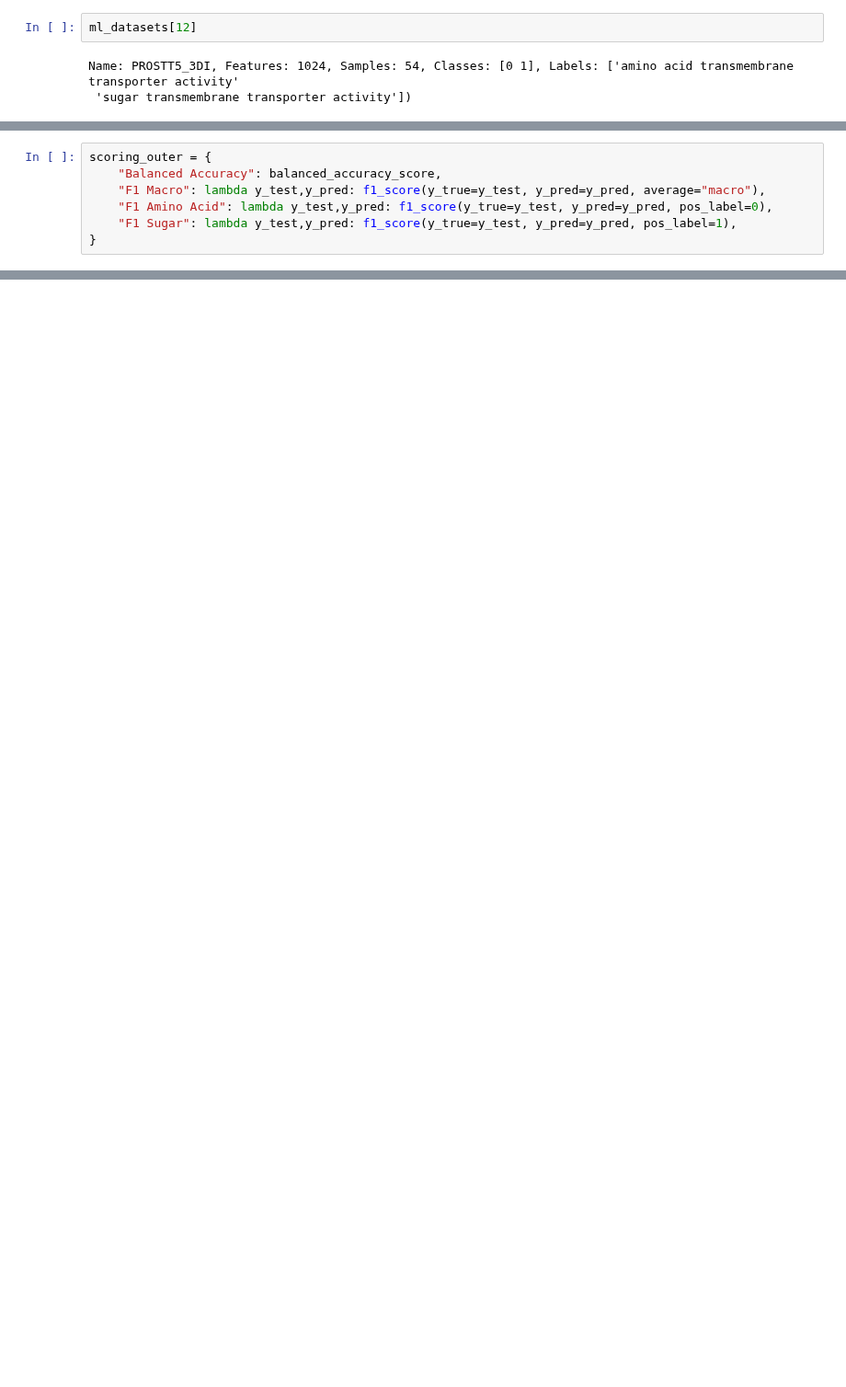
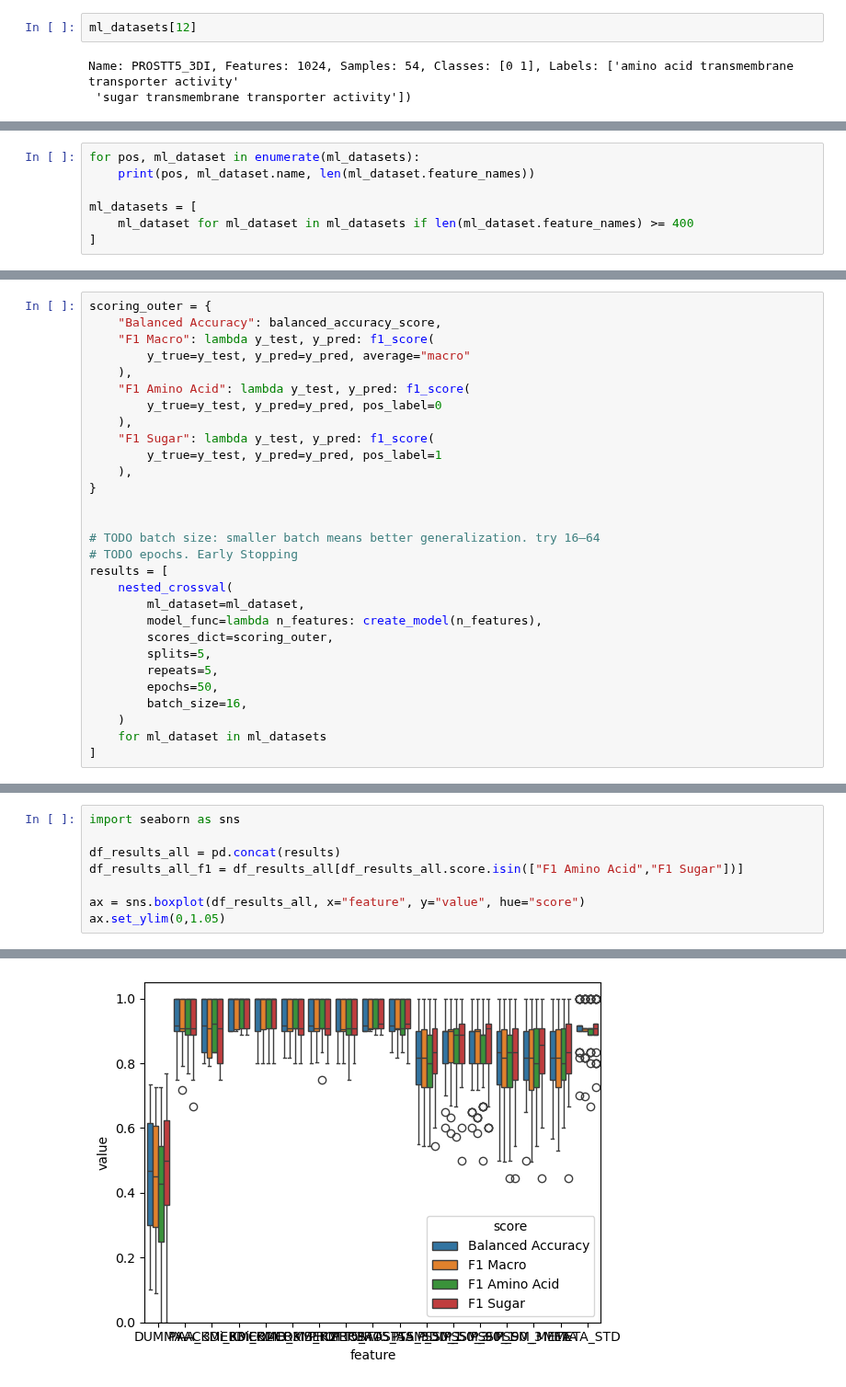
Before and after one commit to adenger/subpred_dl, a Jupyter notebook: notebooks/dnn_athaliana_sugaramino.ipynb, the cells around one changed output, grey strips where cells are left out. Shown at 92% size. Drawn from its saved outputs; the diff is of its cells as text; blank space fills up the shorter version.

Commit message:
first results

```diff
--- a/notebooks/dnn_athaliana_sugaramino.ipynb
+++ b/notebooks/dnn_athaliana_sugaramino.ipynb
@@ -148,0 +144,7 @@ def nested_crossval(ml_dataset, model, scores_dict, splits=5, repeats=5):
+# %%
+for pos, ml_dataset in enumerate(ml_datasets):
+    print(pos, ml_dataset.name, len(ml_dataset.feature_names))
+
+ml_datasets = [
+    ml_dataset for ml_dataset in ml_datasets if len(ml_dataset.feature_names) >= 400
+]
@@ -149,7 +173,29 @@ def nested_crossval(ml_dataset, model, scores_dict, splits=5, repeats=5):
 # %%
 scoring_outer = {
     "Balanced Accuracy": balanced_accuracy_score,
-    "F1 Macro": lambda y_test,y_pred: f1_score(y_true=y_test, y_pred=y_pred, average="macro"),
-    "F1 Amino Acid": lambda y_test,y_pred: f1_score(y_true=y_test, y_pred=y_pred, pos_label=0),
-    "F1 Sugar": lambda y_test,y_pred: f1_score(y_true=y_test, y_pred=y_pred, pos_label=1),
+    "F1 Macro": lambda y_test, y_pred: f1_score(
+        y_true=y_test, y_pred=y_pred, average="macro"
+    ),
+    "F1 Amino Acid": lambda y_test, y_pred: f1_score(
+        y_true=y_test, y_pred=y_pred, pos_label=0
+    ),
+    "F1 Sugar": lambda y_test, y_pred: f1_score(
+        y_true=y_test, y_pred=y_pred, pos_label=1
+    ),
 }
+
+
+# TODO batch size: smaller batch means better generalization. try 16–64
+# TODO epochs. Early Stopping
+results = [
+    nested_crossval(
+        ml_dataset=ml_dataset,
+        model_func=lambda n_features: create_model(n_features),
+        scores_dict=scoring_outer,
+        splits=5,
+        repeats=5,
+        epochs=50,
+        batch_size=16,
+    )
+    for ml_dataset in ml_datasets
+]
@@ -285,0 +220,9 @@ Epoch 100/100
+# %%
+import seaborn as sns
+
+df_results_all = pd.concat(results)
+df_results_all_f1 = df_results_all[df_results_all.score.isin(["F1 Amino Acid","F1 Sugar"])]
+
+ax = sns.boxplot(df_results_all, x="feature", y="value", hue="score")
+ax.set_ylim(0,1.05)
+# %% [output]
@@ -285,0 +230 @@ Epoch 100/100
+[figure, added]
```
Also changed, not shown: parts of 19 cells of this notebook.
